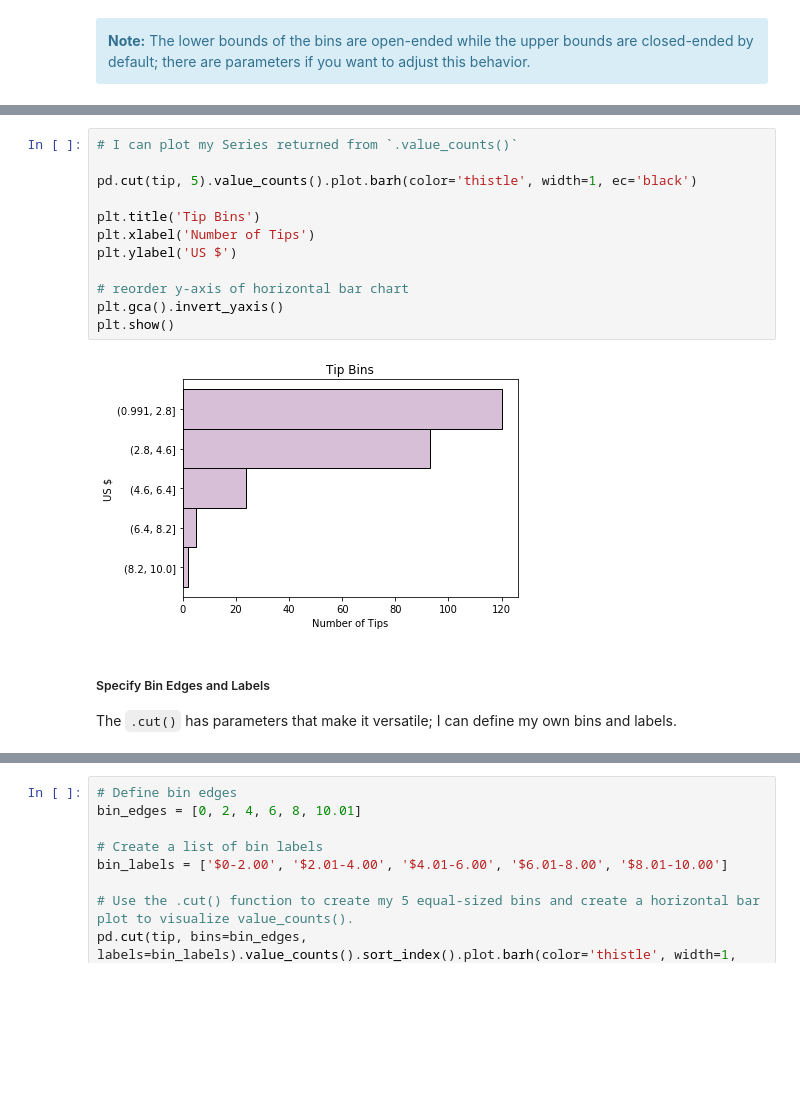
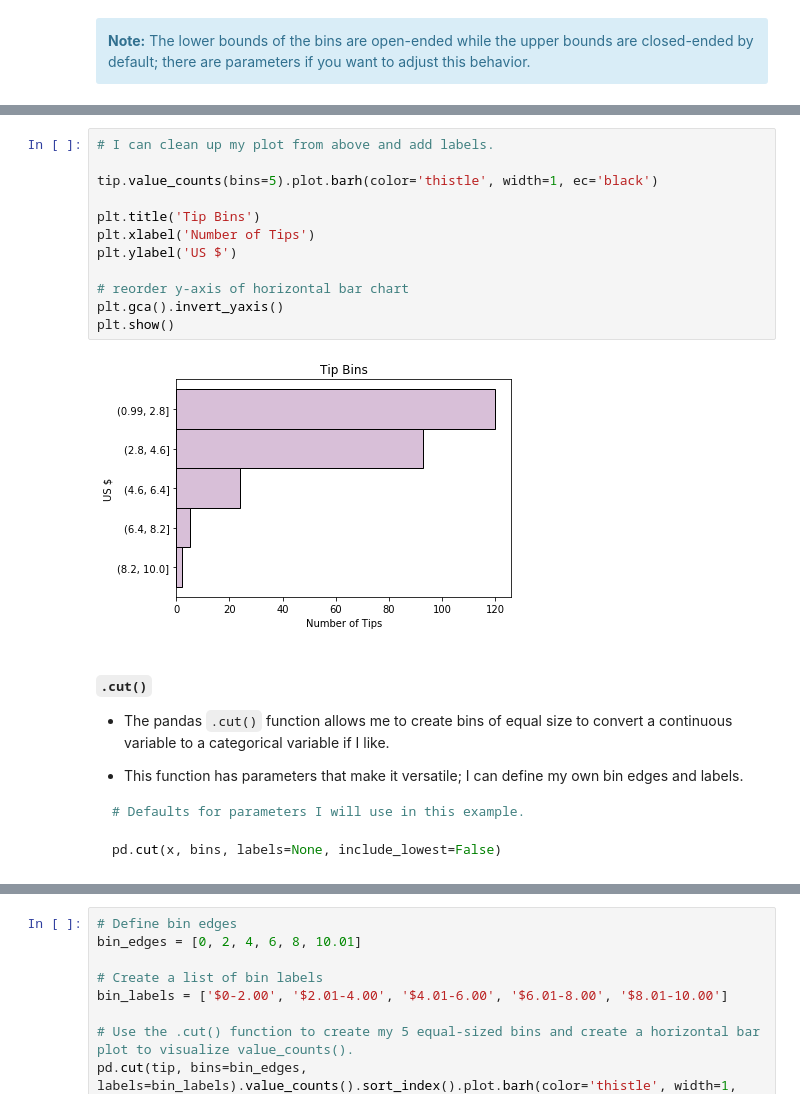
Before and after one commit to faithkane3/e_python, a Jupyter notebook: pandas_series_lesson.ipynb, the cells around one changed output, grey strips where cells are left out. Drawn from its saved outputs; the diff is of its cells as text; blank space fills up the shorter version.

Commit message:
Commit series walkthrough first draft complete

````diff
--- a/pandas_series_lesson.ipynb
+++ b/pandas_series_lesson.ipynb
@@ -638,21 +559,29 @@ Name: tip, dtype: int64
 # %%
-# I can plot my Series returned from `.value_counts()`
+# I can clean up my plot from above and add labels.
 
-pd.cut(tip, 5).value_counts().plot.barh(color='thistle', width=1, ec='black')
+tip.value_counts(bins=5).plot.barh(color='thistle', width=1, ec='black')
 
 plt.title('Tip Bins')
 plt.xlabel('Number of Tips')
 plt.ylabel('US $')
 
 # reorder y-axis of horizontal bar chart
 plt.gca().invert_yaxis()
 plt.show()
 # %% [output]
-[figure, old version]
+[figure, new version]
-# %% [markdown]
-##### Specify Bin Edges and Labels
-
-The `.cut()` has parameters that make it versatile; I can define my own bins and labels.
+# %% [markdown]
+#### `.cut()`
+
+- The pandas `.cut()` function allows me to create bins of equal size to convert a continuous variable to a categorical variable if I like.
+
+- This function has parameters that make it versatile; I can define my own bin edges and labels.
+
+```python
+# Defaults for parameters I will use in this example.
+
+pd.cut(x, bins, labels=None, include_lowest=False)
+```
 # %%
 # Define bin edges.
 bin_edges = [0, 2, 4, 6, 8, 10.01]
````
Also changed, not shown: parts of 26 cells of this notebook.
